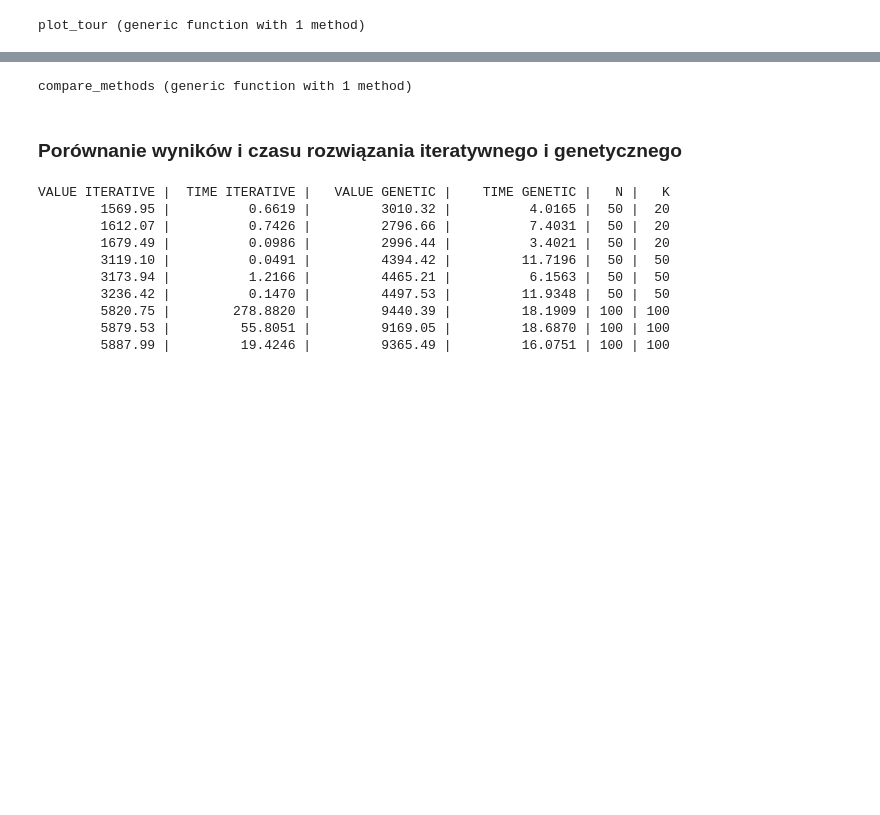
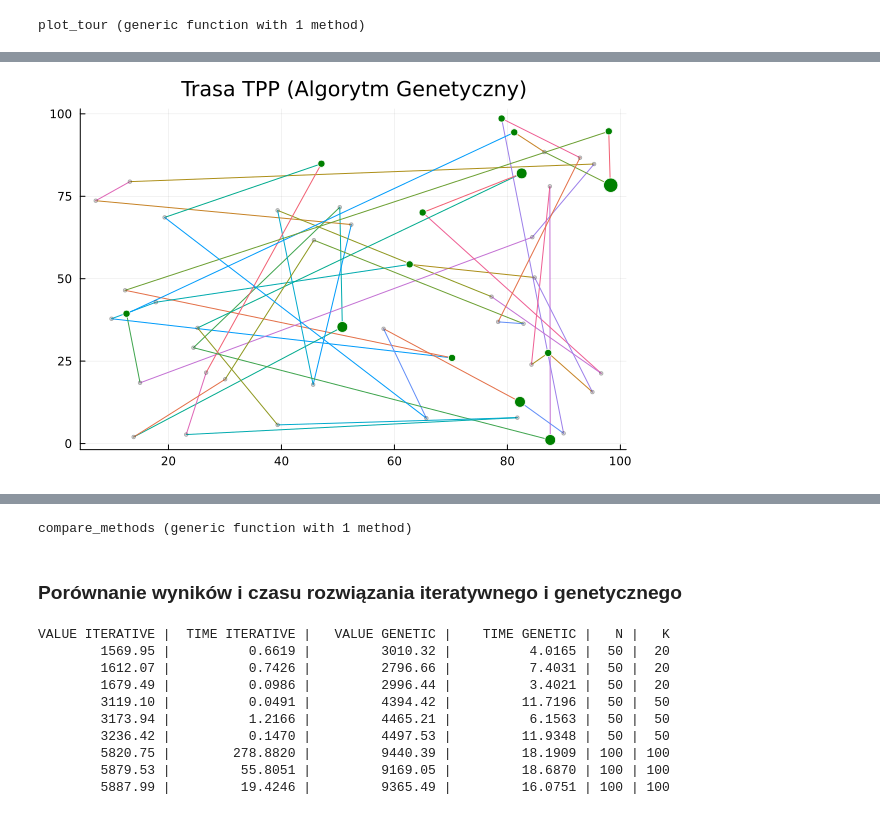
Before and after one commit to KlimaJaroslaw/MetodyOptymalizacji, a Jupyter notebook: zad4/zad4.ipynb, the cells around one changed output, grey strips where cells are left out. Drawn from its saved outputs; the diff is of its cells as text; code cells hidden in the pictures; blank space fills up the shorter version.

```diff
--- a/zad4/zad4.ipynb
+++ b/zad4/zad4.ipynb
@@ -394,0 +427,4 @@ plot_tour(X, Y, x_sol.minimizer)
+# %%
+plot_tour_with_shopping_ga(x_sol.minimizer,X,Y,n,k,cost_item_city)
+# %% [output]
+[figure, added]
```
Also changed, not shown: parts of 14 cells of this notebook.
